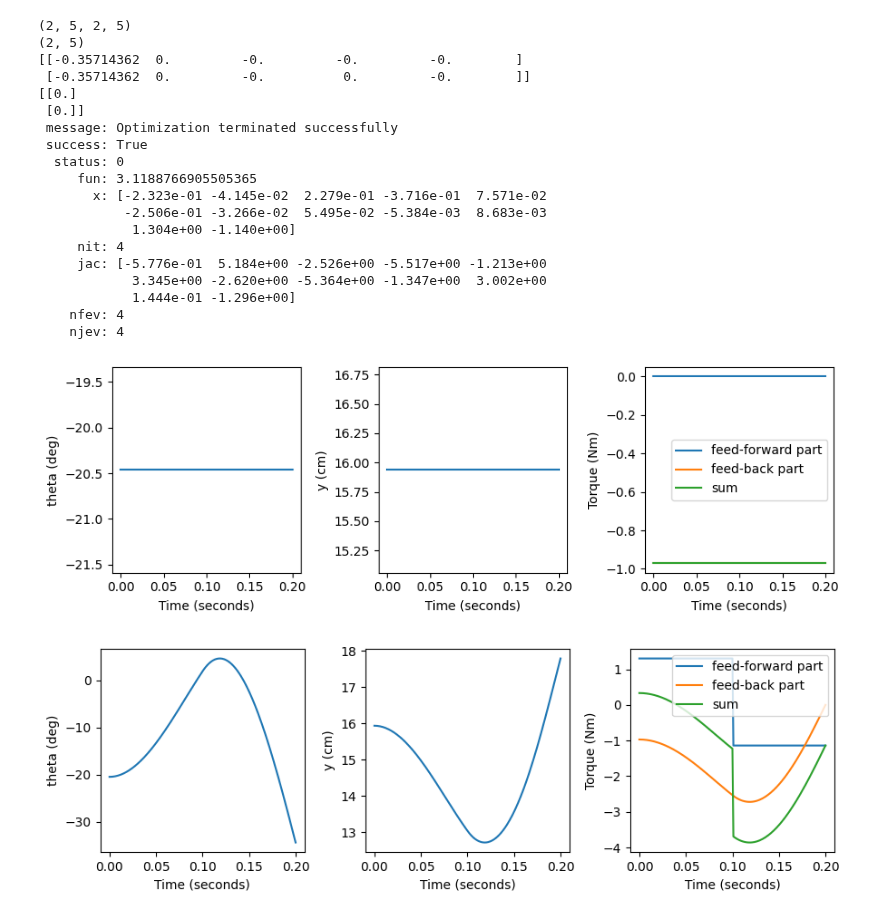
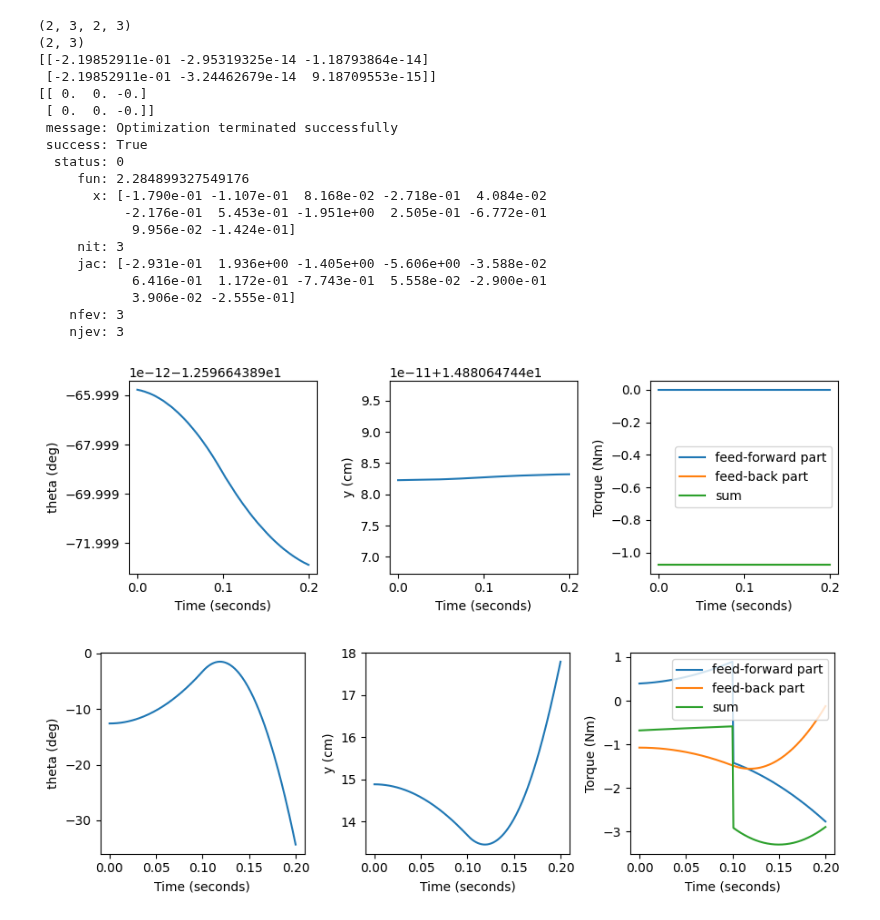
Before and after one commit to JGSuw/hsa_hopper_control, a Jupyter notebook: notebooks/hop_controller_combined.ipynb, the cells around one changed output. Drawn from its saved outputs; the diff is of its cells as text; code cells hidden in the pictures.

```diff
--- a/notebooks/hop_controller_combined.ipynb
+++ b/notebooks/hop_controller_combined.ipynb
@@ -110,9 +111,9 @@ def euler(x0, dt, steps, dynamics_params):
     x = np.zeros((len(x0),steps+1))
     x[:,0] = x0
     for i in range(1,steps+1):
-        f = stance_dynamics(x[0,i-1],x[1,i-1],0,dynamics_params)
-        x[0,i] = x[0,i-1] + dt*x[1,i-1] + (.5*dt**2)*f
-        x[1,i] = x[1,i-1] + dt*f
+        f = stance_dynamics(x[0,[i-1]],x[1,[i-1]],0,dynamics_params)
+        x[0,[i]] = x[0,[i-1]] + dt*x[1,[i-1]] + (.5*dt**2)*f
+        x[1,[i]] = x[1,[i-1]] + dt*f
         t[i] = t[i-1] + dt
     return x,t
 
@@ -196,63 +196,64 @@ make_interp_figure(x_interp_stance, u_interp_stance, dynamics_params)
 # %%
 # generate initial guess for the startup controller solution via
 # forward simulation of passive system
-collo_params = hsa_hopper.collocation.CollocationParameters(2,5,1,3,0,tf)
+collo_params2 = hsa_hopper.collocation.CollocationParameters(2,3,3,3,0,tf)
+dynamics_params.Kx = 2.5
 x_interp, u_interp = initial_guess(dynamics_params,
-                                   collo_params,
+                                   collo_params2,
                                    startup_boundary_cond,
                                    tf,
                                    1e-4)
 make_interp_figure(x_interp, u_interp, dynamics_params)
-z = np.zeros((collo_params.Ns,collo_params.Nx+collo_params.Nu))
-z[:,:collo_params.Nx] = x_interp.mat
-z[:,collo_params.Nx:] = u_interp.mat
+z = np.zeros((collo_params2.Ns,collo_params2.Nx+collo_params2.Nu))
+z[:,:collo_params2.Nx] = x_interp.mat
+z[:,collo_params2.Nx:] = u_interp.mat
 z = z.flatten(order='F')
 
 # solve optimal control problem for startup controller
 bvp = hsa_hopper.collocation.HopBVP(
     [startup_boundary_cond['x1'],
      startup_boundary_cond['xdot1']],
     [startup_boundary_cond['xN'],
      startup_boundary_cond['xdotN']],
     # [-50*np.pi/180,-20],
     # [20*np.pi/180,20],
     [-1e3,-1e3],
     [1e3,1e3],
     dynamics_params,
-    collo_params,
+    collo_params2,
 )
 result = bvp.optimize(z, options = {
     'ftol': 1e-3,
     'maxiter': 200,
     'eps': 1e-4,
 },
 regeneration=True)
 print(result)
 
-x_interp_startup= hsa_hopper.collocation.PiecewiseInterpolation(bvp.c_mat,collo_params.tk)
-u_interp_startup= hsa_hopper.collocation.PiecewiseInterpolation(bvp.d_mat,collo_params.tk)
+x_interp_startup= hsa_hopper.collocation.PiecewiseInterpolation(bvp.c_mat,collo_params2.tk)
+u_interp_startup= hsa_hopper.collocation.PiecewiseInterpolation(bvp.d_mat,collo_params2.tk)
 make_interp_figure(x_interp_startup, u_interp_startup, dynamics_params)
 # %% [output]
-(2, 5, 2, 5)
-(2, 5)
-[[-0.35714362  0.         -0.         -0.         -0.        ]
- [-0.35714362  0.         -0.          0.         -0.        ]]
-[[0.]
- [0.]]
+(2, 3, 2, 3)
+(2, 3)
+[[-2.19852911e-01 -2.95319325e-14 -1.18793864e-14]
+ [-2.19852911e-01 -3.24462679e-14  9.18709553e-15]]
+[[ 0.  0. -0.]
+ [ 0.  0. -0.]]
  message: Optimization terminated successfully
  success: True
   status: 0
-     fun: 3.1188766905505365
-       x: [-2.323e-01 -4.145e-02  2.279e-01 -3.716e-01  7.571e-02
-           -2.506e-01 -3.266e-02  5.495e-02 -5.384e-03  8.683e-03
-            1.304e+00 -1.140e+00]
-     nit: 4
-     jac: [-5.776e-01  5.184e+00 -2.526e+00 -5.517e+00 -1.213e+00
-            3.345e+00 -2.620e+00 -5.364e+00 -1.347e+00  3.002e+00
-            1.444e-01 -1.296e+00]
-    nfev: 4
-    njev: 4
+     fun: 2.284899327549176
+       x: [-1.790e-01 -1.107e-01  8.168e-02 -2.718e-01  4.084e-02
+           -2.176e-01  5.453e-01 -1.951e+00  2.505e-01 -6.772e-01
+            9.956e-02 -1.424e-01]
+     nit: 3
+     jac: [-2.931e-01  1.936e+00 -1.405e+00 -5.606e+00 -3.588e-02
+            6.416e-01  1.172e-01 -7.743e-01  5.558e-02 -2.900e-01
+            3.906e-02 -2.555e-01]
+    nfev: 3
+    njev: 3
-[figure, old version]
+[figure, new version]
-[figure, old version]
+[figure, new version]
 # %%
 # build the controller
```
Also changed, not shown: parts of 3 cells of this notebook.
